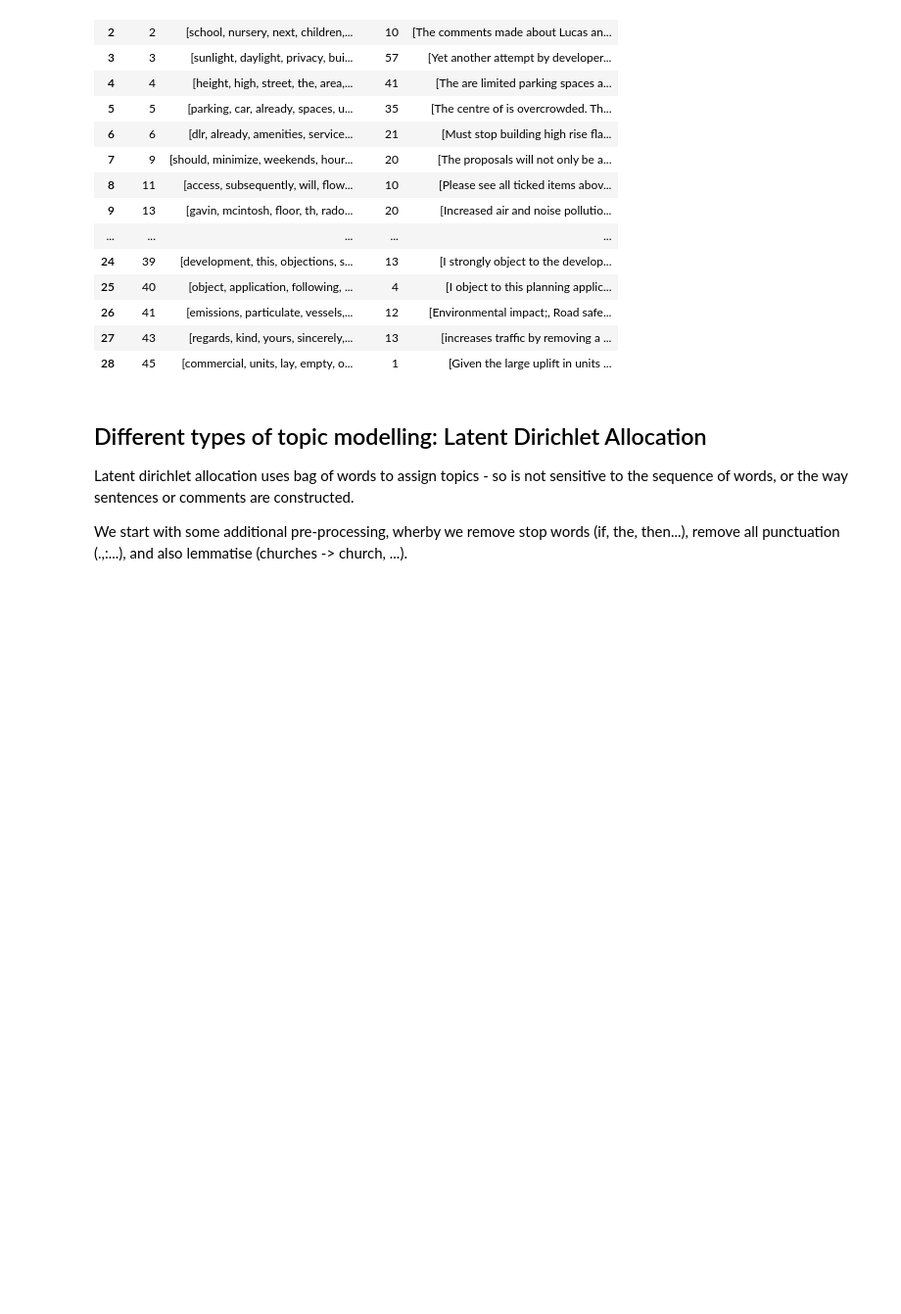
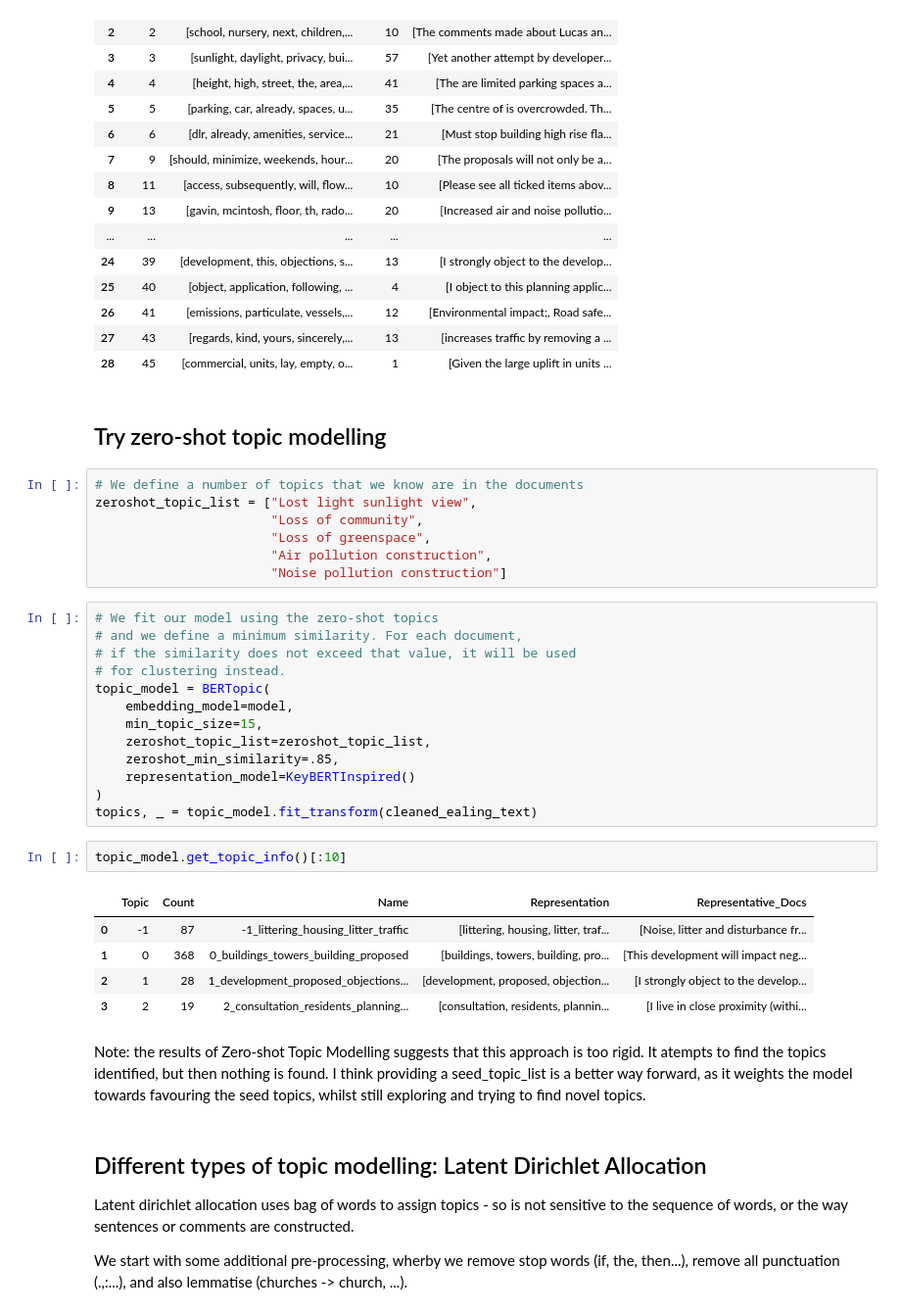
Before and after one commit to Bea-Taylor/nimby_nlp, a Jupyter notebook: nbs/1_0_2_topic_modelling.ipynb, the cells around one changed output. Shown at 98% size. Cells and saved outputs as stored; diff of their text form; blank space fills up the shorter version.

Commit message:
added zeroshot topic modelling to nb

```diff
--- a/nbs/1_0_2_topic_modelling.ipynb
+++ b/nbs/1_0_2_topic_modelling.ipynb
@@ -718,6 +719,38 @@ final_topics
 | 26 | 41 | [emissions, particulate, vessels,... | 12 | [Environmental impact;, Road safe... |
 | 27 | 43 | [regards, kind, yours, sincerely,... | 13 | [increases traffic by removing a ... |
 | 28 | 45 | [commercial, units, lay, empty, o... | 1 | [Given the large uplift in units ... |
+# %% [markdown]
+## Try zero-shot topic modelling
+# %%
+# We define a number of topics that we know are in the documents
+zeroshot_topic_list = ["Lost light sunlight view",
+                       "Loss of community",
+                       "Loss of greenspace",
+                       "Air pollution construction",
+                       "Noise pollution construction"]
+# %%
+# We fit our model using the zero-shot topics
+# and we define a minimum similarity. For each document,
+# if the similarity does not exceed that value, it will be used
+# for clustering instead.
+topic_model = BERTopic(
+    embedding_model=model,
+    min_topic_size=15,
+    zeroshot_topic_list=zeroshot_topic_list,
+    zeroshot_min_similarity=.85,
+    representation_model=KeyBERTInspired()
+)
+topics, _ = topic_model.fit_transform(cleaned_ealing_text)
+# %%
+topic_model.get_topic_info()[:10]
+# %% [output]
+|  | Topic | Count | Name | Representation | Representative_Docs |
+| 0 | -1 | 87 | -1_littering_housing_litter_traffic | [littering, housing, litter, traf... | [Noise, litter and disturbance fr... |
+| 1 | 0 | 368 | 0_buildings_towers_building_proposed | [buildings, towers, building, pro... | [This development will impact neg... |
+| 2 | 1 | 28 | 1_development_proposed_objections... | [development, proposed, objection... | [I strongly object to the develop... |
+| 3 | 2 | 19 | 2_consultation_residents_planning... | [consultation, residents, plannin... | [I live in close proximity (withi... |
+# %% [markdown]
+Note: the results of Zero-shot Topic Modelling suggests that this approach is too rigid. It atempts to find the topics identified, but then nothing is found. I think providing a seed_topic_list is a better way forward, as it weights the model towards favouring the seed topics, whilst still exploring and trying to find novel topics.
 # %% [markdown]
 ## Different types of topic modelling: Latent Dirichlet Allocation
 
```
Also changed, not shown: parts of 1 cell of this notebook.
